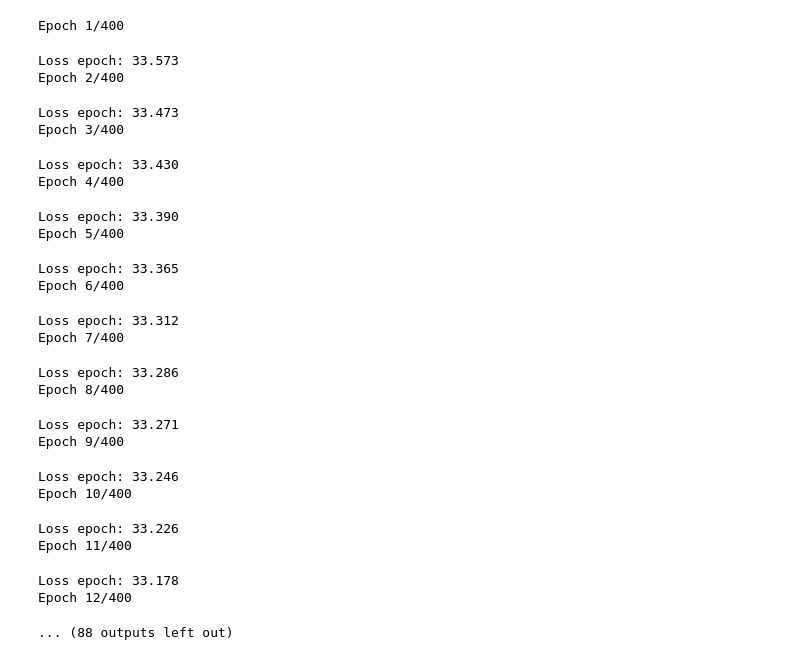
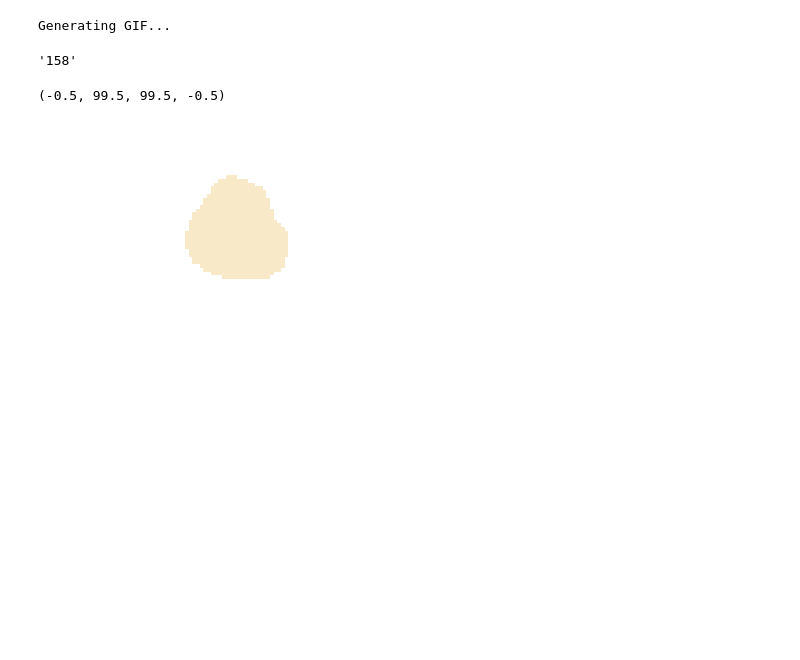
Before and after one commit to andreas122001/tumor-segmentation, a Jupyter notebook: train.ipynb, the cells around one changed output. Cells and saved outputs as stored; diff of their text form; code cells hidden in the pictures; blank space fills up the shorter version.

```diff
--- a/train.ipynb
+++ b/train.ipynb
@@ -120,27 +101,0 @@ trainer.load_checkpoint("logs/debug-UNETR/checkpoints/4950")
-# %%
-trainer.fit(train_loader=train_loader)
-# %% [output]
-Epoch 1/400
-Loss epoch: 33.573
-Epoch 2/400
-Loss epoch: 33.473
-Epoch 3/400
-Loss epoch: 33.430
-Epoch 4/400
-Loss epoch: 33.390
-Epoch 5/400
-Loss epoch: 33.365
-Epoch 6/400
-Loss epoch: 33.312
-Epoch 7/400
-Loss epoch: 33.286
-Epoch 8/400
-Loss epoch: 33.271
-Epoch 9/400
-Loss epoch: 33.246
-Epoch 10/400
-Loss epoch: 33.226
-Epoch 11/400
-Loss epoch: 33.178
-Epoch 12/400
-... (88 outputs left out)
@@ -148,0 +102,34 @@ Epoch 12/400
+# %%
+trainer.create_prediction_slider_and_video(test_dataset[9])
+# %% [output]
+Generating GIF...
+# %%
+from matplotlib import colors
+from definitions.colors import GTVp_col, GTVn_col
+GTVp_cmap = colors.ListedColormap(["white",GTVp_col])
+GTVn_cmap = colors.ListedColormap(["white",GTVn_col])
+# %%
+import matplotlib.pyplot as plt
+
+post_trans = Compose([Activations(sigmoid=True), AsDiscrete(threshold=0.5)])
+spl = monai.transforms.Orientation(axcodes="SPL")
+
+sample = test_dataset[9]
+image = sample['image']
+mask = sample['mask']
+pred = trainer.inference(image.unsqueeze(0), raw=True)[0].cpu()
+image_spl = spl(image)
+mask_spl = spl(mask)
+pred_spl = spl(pred)
+sample['id']
+# %% [output]
+'158'
+# %%
+# pred_cropped = monai.transforms.RandSpatialCrop(roi_size=(1000,100,100))(pred_spl)
+# plt.imshow(pred_cropped[0,80,:,:].sigmoid().gt(0.5), cmap=GTVp_cmap, alpha=0.5)
+plt.imshow(pred_cropped[1,80,:,:].sigmoid().gt(0.5), cmap=GTVn_cmap, alpha=0.5)
+# plt.imshow(image_spl[0,80], cmap='gray')
+plt.axis('off')
+# %% [output]
+(-0.5, 99.5, 99.5, -0.5)
+[figure, added]
```
Also changed, not shown: parts of 25 cells of this notebook, 9 other files.
